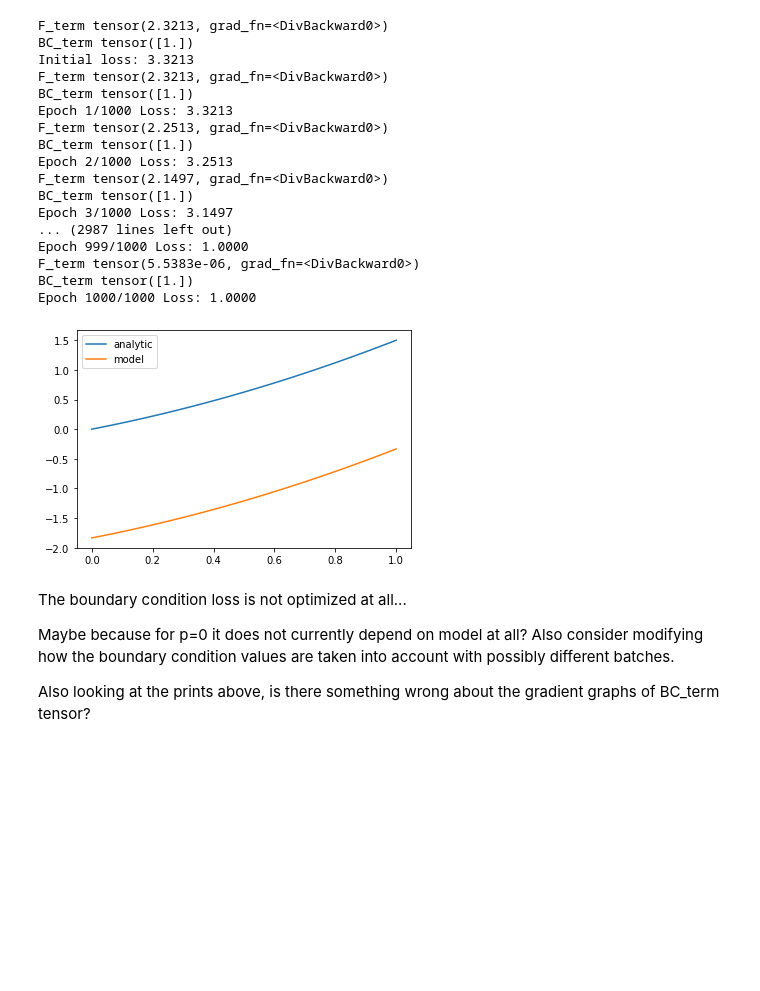
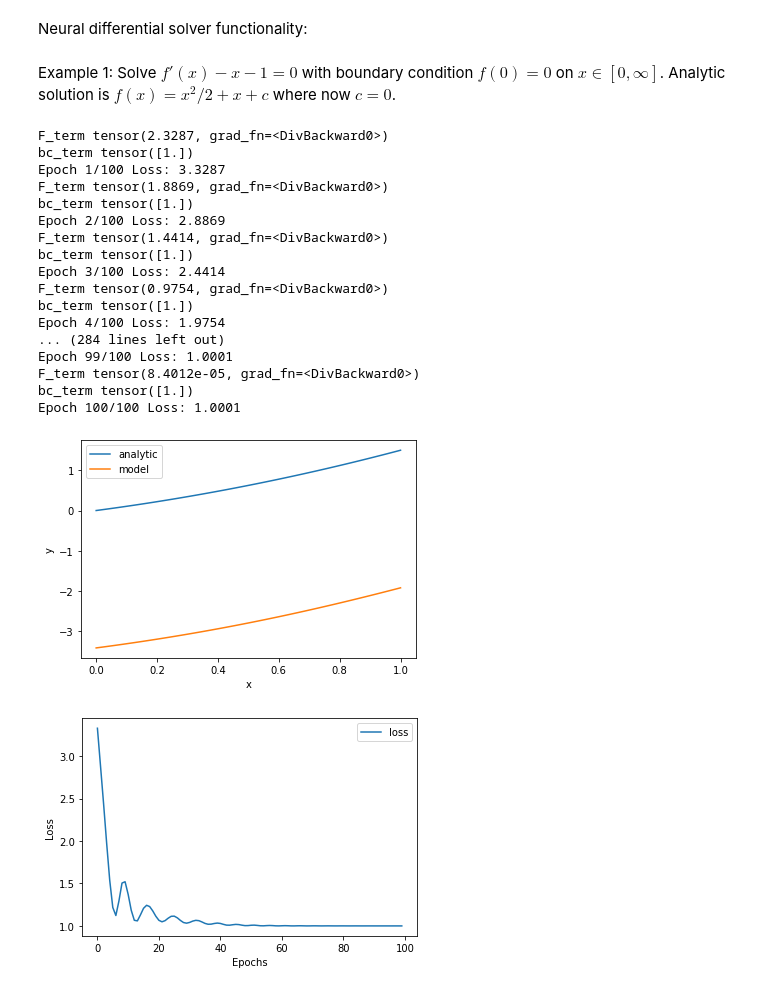
Before and after one commit to virtanenj/neural-differential-solver, a Jupyter notebook: revision.ipynb, the cells around one changed output. Cells and saved outputs as stored; diff of their text form; code cells hidden in the pictures; blank space fills up the shorter version.

Commit message:
Cleaning and bc term fixing

```diff
--- a/revision.ipynb
+++ b/revision.ipynb
@@ -176,0 +10,2 @@ plt.show()
+# %% [markdown]
+Neural differential solver functionality:
@@ -176,0 +104,2 @@ plt.show()
+# %% [markdown]
+Example 1: Solve $f'(x) - x - 1 = 0$ with boundary condition $f(0) = 0$ on $x \in [0,\infty]$. Analytic solution is $f(x) = x^2 / 2 + x + c$ where now $c = 0$.
@@ -177,54 +145,46 @@ plt.show()
 # %%
-# Domain discretization
-discretization_delta = 0.01
-x = np.arange(0, 1, discretization_delta)
+# --- Running solver ---
+loss_data = training(model, loss_fn, dataloader, num_epochs, learning_rate)
 
-# Define dataloader
-x_tensor = torch.from_numpy(x).float().requires_grad_(True)
-dataloader_test = DataLoader(x_tensor, batch_size=100, shuffle=True)
+# --- Result visualization
+def equation_1_analytic(x):
+    return x**2 * 0.5 + x
 
-# Define model
-hidden_shapes=[200,50,10]
-model = DNN(1, hidden_shapes, 1)
-
-# Training parameters
-num_epochs = 1000
-learning_rate = 0.01
-training(model, loss_fn_test, dataloader_test, num_epochs=num_epochs, learning_rate=learning_rate)
-
-# Visual evaluation
 model.eval()
 x_eval = np.linspace(0,1,100)
-y_analytic = f_analytic(x_eval)
+y_analytic = equation_1_analytic(x_eval)
 x_eval_tensor = torch.from_numpy(x_eval).float().unsqueeze(-1)
 y_model = model(x_eval_tensor).detach().flatten().numpy()
 
 plt.plot(x_eval, y_analytic, label="analytic")
 plt.plot(x_eval, y_model, label="model")
 plt.legend()
+plt.xlabel("x")
+plt.ylabel("y")
 plt.show()
+
+plt.plot(loss_data, label="loss")
+plt.legend()
+plt.xlabel("Epochs")
+plt.ylabel("Loss")
+plt.show()
 # %% [output]
-F_term tensor(2.3213, grad_fn=<DivBackward0>)
-BC_term tensor([1.])
-Initial loss: 3.3213
-F_term tensor(2.3213, grad_fn=<DivBackward0>)
-BC_term tensor([1.])
-Epoch 1/1000 Loss: 3.3213
-F_term tensor(2.2513, grad_fn=<DivBackward0>)
-BC_term tensor([1.])
-Epoch 2/1000 Loss: 3.2513
-F_term tensor(2.1497, grad_fn=<DivBackward0>)
-BC_term tensor([1.])
-Epoch 3/1000 Loss: 3.1497
-... (2987 lines left out)
-Epoch 999/1000 Loss: 1.0000
-F_term tensor(5.5383e-06, grad_fn=<DivBackward0>)
-BC_term tensor([1.])
-Epoch 1000/1000 Loss: 1.0000
+F_term tensor(2.3287, grad_fn=<DivBackward0>)
+bc_term tensor([1.])
+Epoch 1/100 Loss: 3.3287
+F_term tensor(1.8869, grad_fn=<DivBackward0>)
+bc_term tensor([1.])
+Epoch 2/100 Loss: 2.8869
+F_term tensor(1.4414, grad_fn=<DivBackward0>)
+bc_term tensor([1.])
+Epoch 3/100 Loss: 2.4414
+F_term tensor(0.9754, grad_fn=<DivBackward0>)
+bc_term tensor([1.])
+Epoch 4/100 Loss: 1.9754
+... (284 lines left out)
+Epoch 99/100 Loss: 1.0001
+F_term tensor(8.4012e-05, grad_fn=<DivBackward0>)
+bc_term tensor([1.])
+Epoch 100/100 Loss: 1.0001
-[figure, old version]
+[figure, new version]
+[figure, added]
-# %% [markdown]
-The boundary condition loss is not optimized at all...
-
-Maybe because for p=0 it does not currently depend on model at all? Also consider modifying how the boundary condition values are taken into account with possibly different batches.
-
-Also looking at the prints above, is there something wrong about the gradient graphs of BC_term tensor?
```
Also changed, not shown: parts of 5 cells of this notebook, 1 other file.
